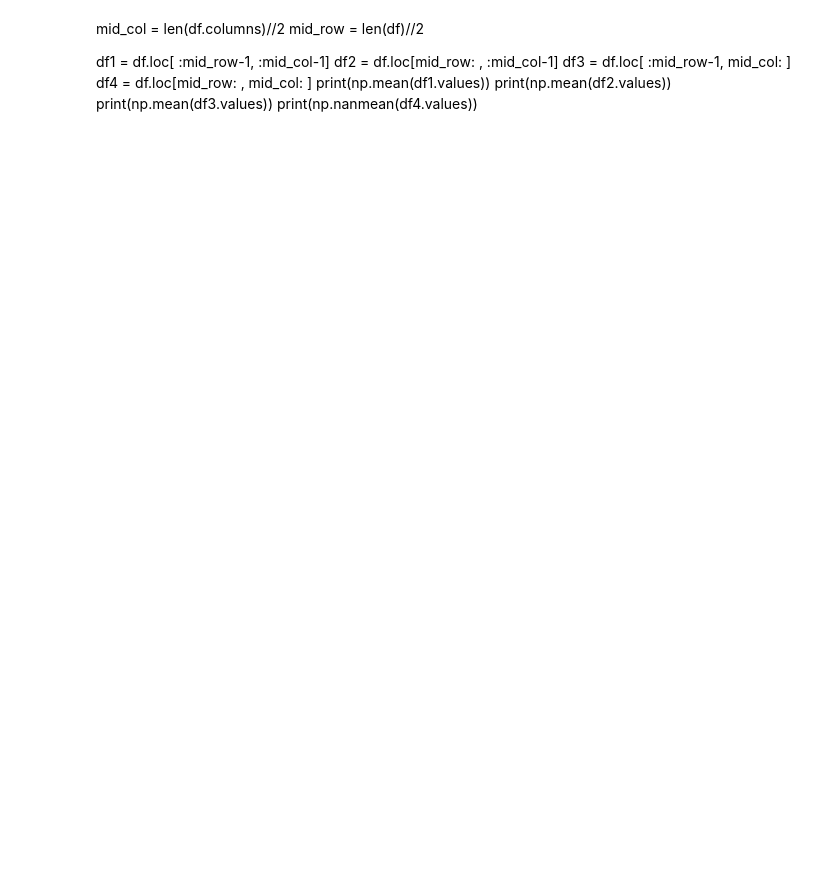
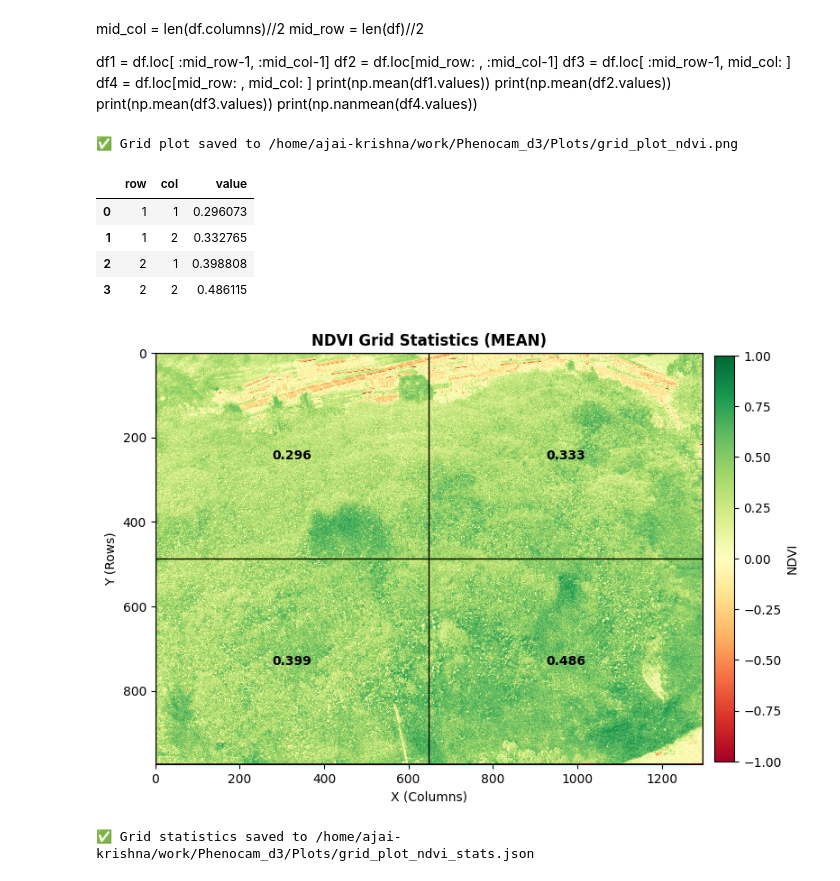
Before and after one commit to ajaikrishn/Phenocam-Dashboard, a Jupyter notebook: Plot_ndvi.ipynb, the cells around one changed output. Cells and saved outputs as stored; diff of their text form; code cells hidden in the pictures; blank space fills up the shorter version.

```diff
--- a/Plot_ndvi.ipynb
+++ b/Plot_ndvi.ipynb
@@ -209,17 +213,47 @@ def visualize_grid_statistics(df, n_rows, n_cols, stat="mean", show_plot=True):
         ax.set_ylabel("Y (Rows)")
 
         plt.tight_layout()
-        plt.show()
+        save_path = os.path.join(output_grid_dir, "grid_plot_ndvi.png")
+        plt.savefig(save_path, dpi=300, bbox_inches="tight")
+        print(f"✅ Grid plot saved to {save_path}")
 
     return result_df
 # %%
 df_grid_2 = visualize_grid_statistics(df,2,2,"mean")
-# grid_plot_json = df_grid_2.to_json(orient="records", indent=4)
-# grid_plot_json.save_fig(os.path.join(output_grid_dir, "grid_plot_ndvi.json"))
-# print(f'plot saved to {grid_plot_json}')
+df_grid_2
+# %% [output]
+✅ Grid plot saved to /home/ajai-krishna/work/Phenocam_d3/Plots/grid_plot_ndvi.png
+|  | row | col | value |
+| 0 | 1 | 1 | 0.296073 |
+| 1 | 1 | 2 | 0.332765 |
+| 2 | 2 | 1 | 0.398808 |
+| 3 | 2 | 2 | 0.486115 |
+[figure, added]
 # %%
 df_grid_2.to_json(
     os.path.join(output_grid_dir, "grid_plot_ndvi.json"),
     orient="records",
     indent=4
 )
+# %%
+import os
+import json
+
+mean_val = df_grid_2.mean()[2]
+min_val = df_grid_2.min()[2]
+max_val = df_grid_2.max()[2]
+
+json_stats = {
+    "mean": float(mean_val),
+    "min": float(min_val),
+    "max": float(max_val)
+}
+
+output_path = os.path.join(output_grid_dir, "grid_plot_ndvi_stats.json")
+
+with open(output_path, "w") as f:
+    json.dump(json_stats, f, indent=4)
+
+print(f'✅ Grid statistics saved to {output_path}')
+# %% [output]
+✅ Grid statistics saved to /home/ajai-krishna/work/Phenocam_d3/Plots/grid_plot_ndvi_stats.json
```
Also changed, not shown: parts of 2 cells of this notebook, 4 other files.
